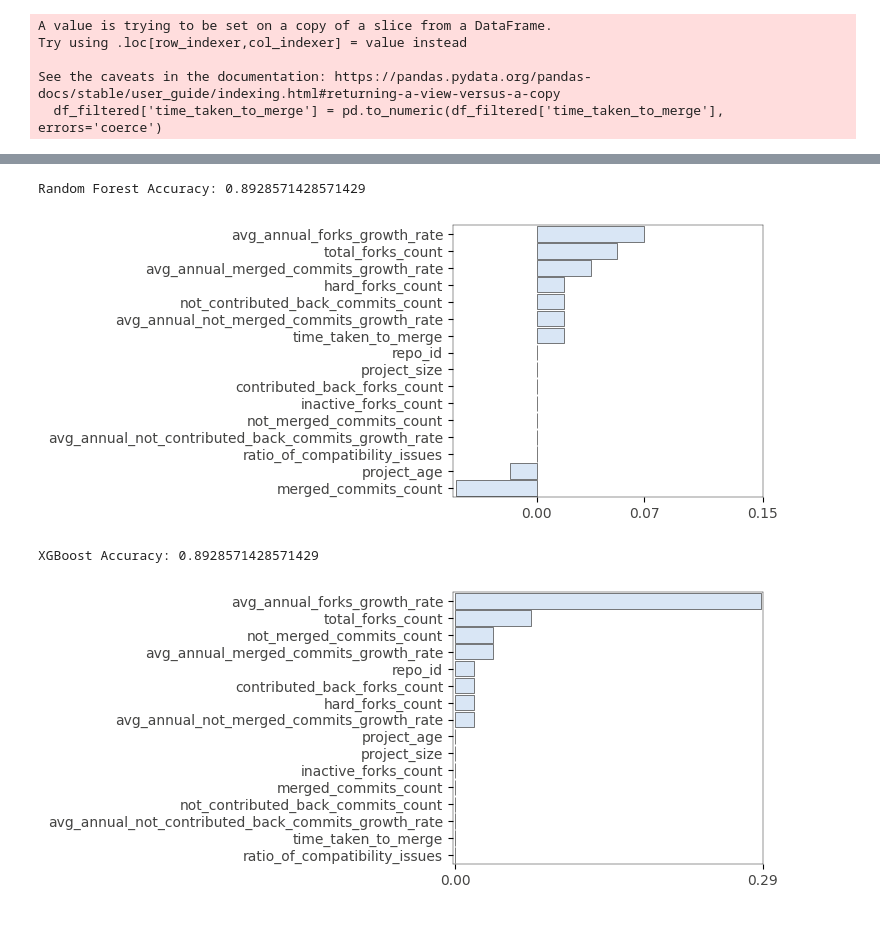
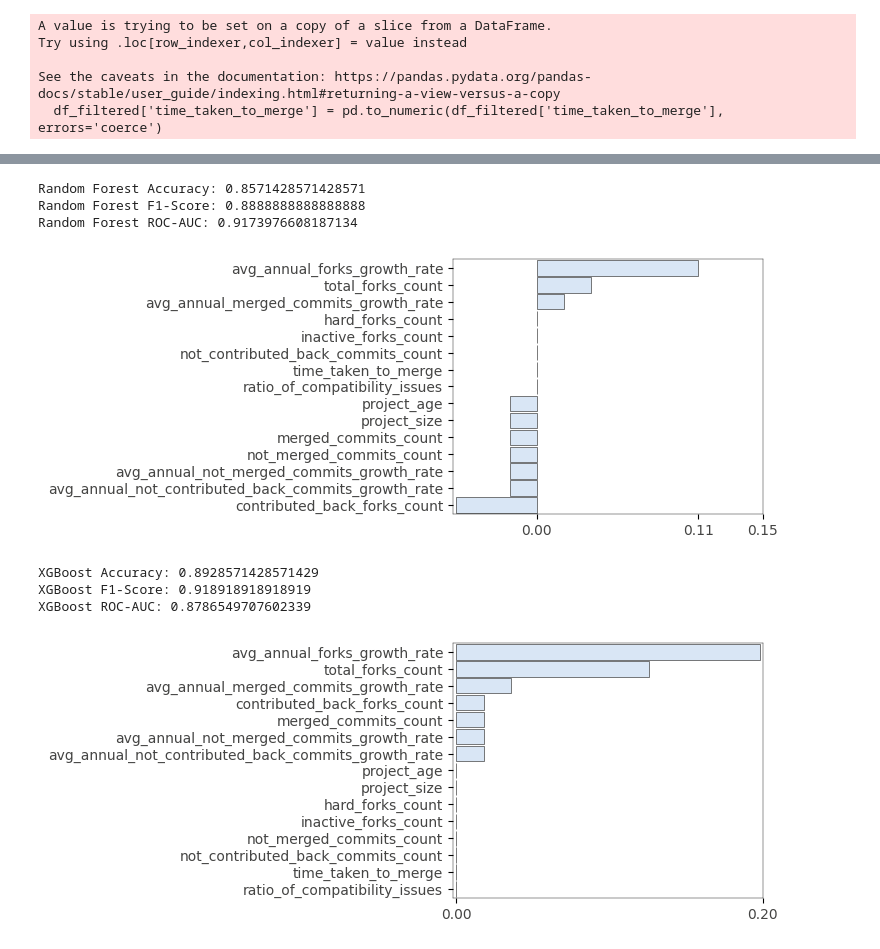
Before and after one commit to helenxie-bit/fork-and-sustainability, a Jupyter notebook: forking_sustainability_ML.ipynb, the cells around one changed output, grey strips where cells are left out. Drawn from its saved outputs; the diff is of its cells as text; code cells hidden in the pictures.

```diff
--- a/forking_sustainability_ML.ipynb
+++ b/forking_sustainability_ML.ipynb
@@ -53,20 +57,20 @@ Successfully installed rfpimp-1.3.7
 # %%
-# # Determine distribution of the data (are there outliers?)
+# Determine distribution of the data (are there outliers?)
 
-# import matplotlib.pyplot as plt
-# import seaborn as sns
+import matplotlib.pyplot as plt
+import seaborn as sns
 
-# # Drop rows with missing values in 'time_taken_to_merge'
-# df = df[df['ratio_of_compatibility_issues'] != 'Not Apply']
+# Drop rows with missing values in 'time_taken_to_merge'
+df = df[df['ratio_of_compatibility_issues'] != 'Not Apply']
 
-# # Boxplot to visualize outliers
-# plt.figure(figsize=(8, 4))
-# sns.boxplot(x=df['ratio_of_compatibility_issues'])
-# plt.title('Boxplot of ratio of compatibility issues')
-# plt.show()
+# Boxplot to visualize outliers
+plt.figure(figsize=(8, 4))
+sns.boxplot(x=df['ratio_of_compatibility_issues'])
+plt.title('Boxplot of ratio of compatibility issues')
+plt.show()
 
-# # Print descriptive statistics for the column
-# print(df['ratio_of_compatibility_issues'].describe())
+# Print descriptive statistics for the column
+print(df['ratio_of_compatibility_issues'].describe())
 # %% [output]
 [figure]
 count     181
@@ -111,7 +115,7 @@ for col in ['ratio_of_compatibility_issues', 'time_taken_to_merge']:
 df = df.drop(columns=[col for col in df.columns if 'list' in col])
 
 # Create X and y data
-X = df.drop(columns=['is_sustaining', 'repo_owner', 'repo_name'])
+X = df.drop(columns=['is_sustaining', 'repo_owner', 'repo_name', 'repo_id'])
 y = df['is_sustaining']
 
 
@@ -126,7 +130,7 @@ See the caveats in the documentation: https://pandas.pydata.org/pandas-docs/stab
 # %%
 # Train SVM model
 
-svm_model = SVC(kernel='linear')
+svm_model = SVC(kernel='linear', probability=True)
 svm_model.fit(X_train, y_train)
 
 # Make predictions on the test set
@@ -134,7 +138,13 @@ y_pred_svm = svm_model.predict(X_test)
 
 # Evaluate the model
 accuracy = accuracy_score(y_test, y_pred_svm)
+f1_svm = f1_score(y_test, y_pred_svm)
 print(f"SVM Accuracy: {accuracy}")
+print(f"SVM F1-Score: {f1_svm}")
+
+y_probabilities = svm_model.predict_proba(X_test)[:, 1]
+roc_auc = roc_auc_score(y_test, y_probabilities)
+print(f"SVM ROC-AUC: {roc_auc}")
 
 # Measure feature importance using permutation importances
 imp = importances(svm_model, X_test, y_test) # permutation
@@ -143,23 +158,32 @@ viz.view()
 # %%
 # Train Random Forest model
 
 rf_model = RandomForestClassifier(n_estimators=100, random_state=42)
 rf_model.fit(X_train, y_train)
 
 # Make predictions
 y_pred_rf = rf_model.predict(X_test)
 
+
 # Evaluate the model
 accuracy_rf = accuracy_score(y_test, y_pred_rf)
+f1_rf = f1_score(y_test, y_pred_rf)
 print(f"Random Forest Accuracy: {accuracy_rf}")
+print(f"Random Forest F1-Score: {f1_rf}")
+
+y_probabilities = rf_model.predict_proba(X_test)[:, 1]
+roc_auc = roc_auc_score(y_test, y_probabilities)
+print(f"Random Forest ROC-AUC: {roc_auc}")
 
 # Measure feature importance using permutation importances
 imp = importances(rf_model, X_test, y_test) # permutation
 viz = plot_importances(imp)
 viz.view()
 # %% [output]
-Random Forest Accuracy: 0.8928571428571429
+Random Forest Accuracy: 0.8571428571428571
+Random Forest F1-Score: 0.8888888888888888
+Random Forest ROC-AUC: 0.9173976608187134
-[figure, old version]
+[figure, new version]
 # %%
 # Train XGBoost model
 
@@ -171,7 +195,13 @@ y_pred_xgb = xgb_model.predict(X_test)
 
 # Evaluate the model
 accuracy_xgb = accuracy_score(y_test, y_pred_xgb)
+f1_xgb = f1_score(y_test, y_pred_xgb)
 print(f"XGBoost Accuracy: {accuracy_xgb}")
+print(f"XGBoost F1-Score: {f1_xgb}")
+
+y_probabilities = xgb_model.predict_proba(X_test)[:, 1]
+roc_auc = roc_auc_score(y_test, y_probabilities)
+print(f"XGBoost ROC-AUC: {roc_auc}")
 
 # Measure feature importance using permutation importances
 imp = importances(xgb_model, X_test, y_test) # permutation
@@ -179,4 +209,6 @@ viz = plot_importances(imp)
 viz.view()
 # %% [output]
 XGBoost Accuracy: 0.8928571428571429
+XGBoost F1-Score: 0.918918918918919
+XGBoost ROC-AUC: 0.8786549707602339
-[figure, old version]
+[figure, new version]
```
Also changed, not shown: parts of 2 cells of this notebook.
